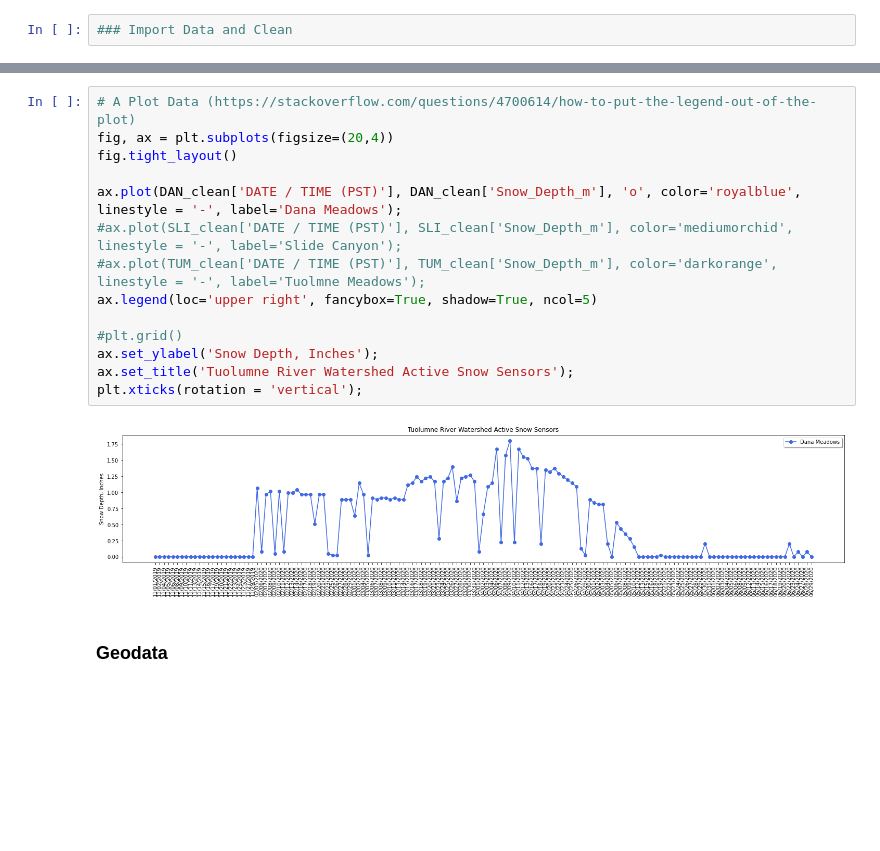
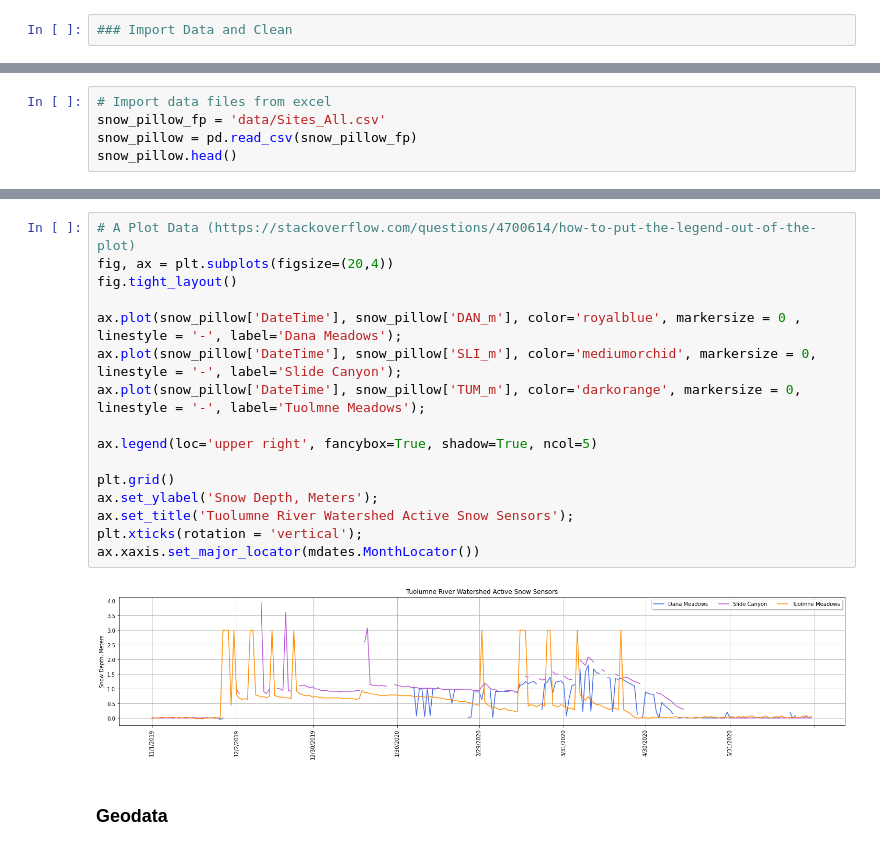
Before and after one commit to UW-GDA/ICESat-2_Snowdepth, a Jupyter notebook: SnowPillows.ipynb, the cells around one changed output, grey strips where cells are left out. Cells and saved outputs as stored; diff of their text form; blank space fills up the shorter version.

```diff
--- a/SnowPillows.ipynb
+++ b/SnowPillows.ipynb
@@ -91,0 +18,5 @@ NameError: name 'TUM_clean' is not defined
+# %%
+# Import data files from excel
+snow_pillow_fp = 'data/Sites_All.csv'
+snow_pillow = pd.read_csv(snow_pillow_fp)
+snow_pillow.head()
@@ -92,19 +30,21 @@ NameError: name 'TUM_clean' is not defined
 # %%
 # A Plot Data (https://stackoverflow.com/questions/4700614/how-to-put-the-legend-out-of-the-plot)
 fig, ax = plt.subplots(figsize=(20,4))
 fig.tight_layout()
 
-ax.plot(DAN_clean['DATE / TIME (PST)'], DAN_clean['Snow_Depth_m'], 'o', color='royalblue', linestyle = '-', label='Dana Meadows');
-#ax.plot(SLI_clean['DATE / TIME (PST)'], SLI_clean['Snow_Depth_m'], color='mediumorchid', linestyle = '-', label='Slide Canyon');
-#ax.plot(TUM_clean['DATE / TIME (PST)'], TUM_clean['Snow_Depth_m'], color='darkorange', linestyle = '-', label='Tuolmne Meadows');
+ax.plot(snow_pillow['DateTime'], snow_pillow['DAN_m'], color='royalblue', markersize = 0 , linestyle = '-', label='Dana Meadows');
+ax.plot(snow_pillow['DateTime'], snow_pillow['SLI_m'], color='mediumorchid', markersize = 0, linestyle = '-', label='Slide Canyon');
+ax.plot(snow_pillow['DateTime'], snow_pillow['TUM_m'], color='darkorange', markersize = 0, linestyle = '-', label='Tuolmne Meadows');
+
 ax.legend(loc='upper right', fancybox=True, shadow=True, ncol=5)
 
-#plt.grid()
-ax.set_ylabel('Snow Depth, Inches');
+plt.grid()
+ax.set_ylabel('Snow Depth, Meters');
 ax.set_title('Tuolumne River Watershed Active Snow Sensors');
 plt.xticks(rotation = 'vertical');
+ax.xaxis.set_major_locator(mdates.MonthLocator())
 # %% [output]
-[figure, old version]
+[figure, new version]
 # %% [markdown]
 ### Geodata
 # %%
```
Also changed, not shown: parts of 7 cells of this notebook.
